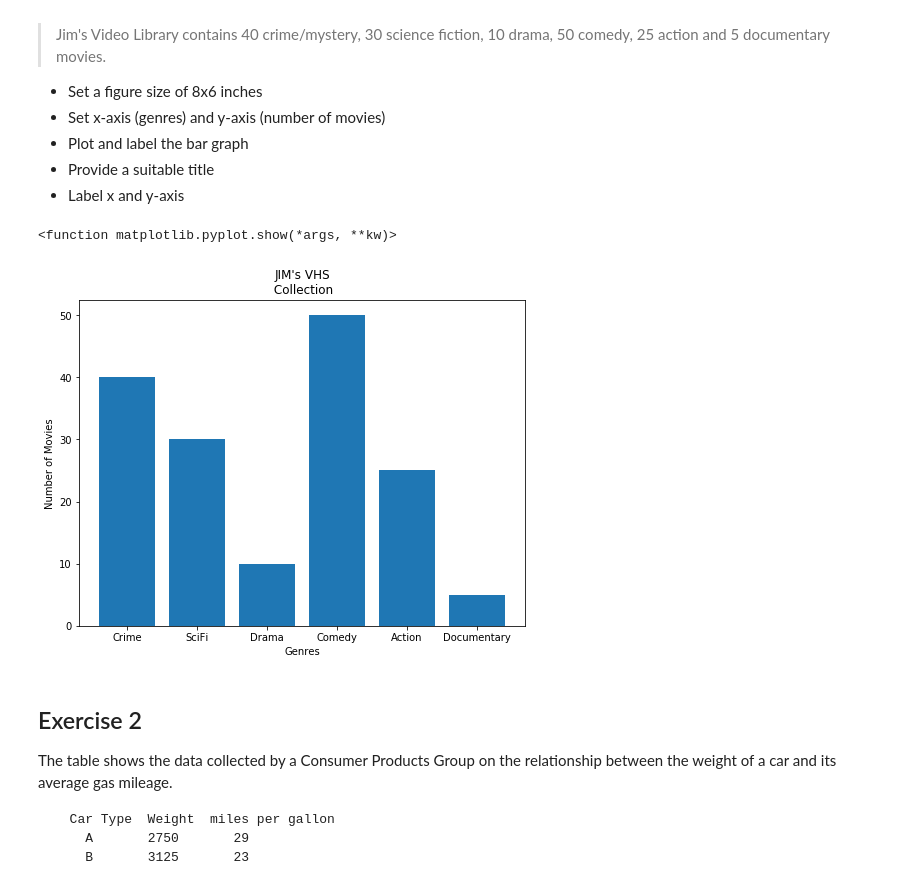
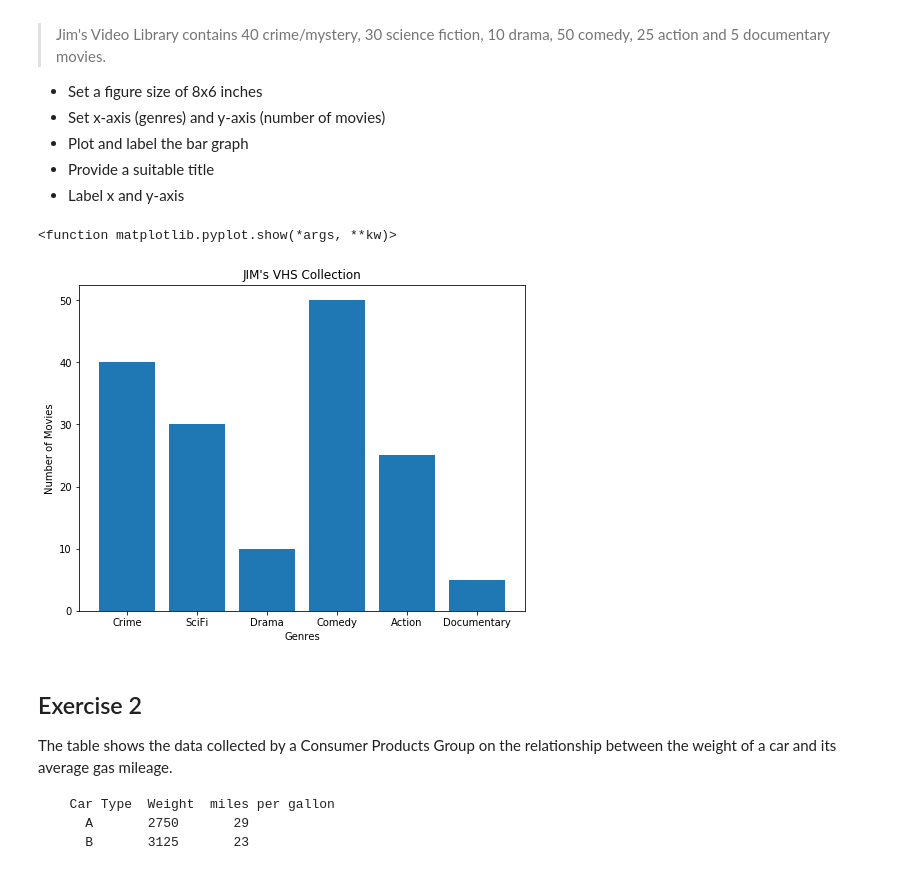
Before and after one commit to Patrickbfuller/dsc-0-01-22-visualizing-data-lab-seattle-ds-career-040119, a Jupyter notebook: index.ipynb, the cells around one changed output. Saved outputs shown, nothing was run; the diff lists cells and outputs as text; code cells hidden in the pictures.

```diff
--- a/index.ipynb
+++ b/index.ipynb
@@ -23,28 +23,28 @@ Make a vertical bar graph using `plt.bar()` for the following set of data:
 # %%
 import numpy as np
 from matplotlib import pyplot as plt
 
 %matplotlib inline
 
 movie_cats = ['Crime', 'SciFi', 'Drama', 'Comedy', 'Action', 'Documentary']
 cat_numbers = [40, 30, 10, 50, 25, 5]
 
 plt.figure(figsize = (8,6))
 
 x = movie_cats
 y = cat_numbers
 
 plt.bar(x, y)
 
-plt.title('JIM\'s VHS\n Collection')
+plt.title('JIM\'s VHS Collection')
 
 plt.xlabel('Genres')
 plt.ylabel('Number of Movies')
 
 plt.show
 # %% [output]
 <function matplotlib.pyplot.show(*args, **kw)>
-[figure, old version]
+[figure, new version]
 # %%
 # # import the required libraries
 # import numpy as np
```
